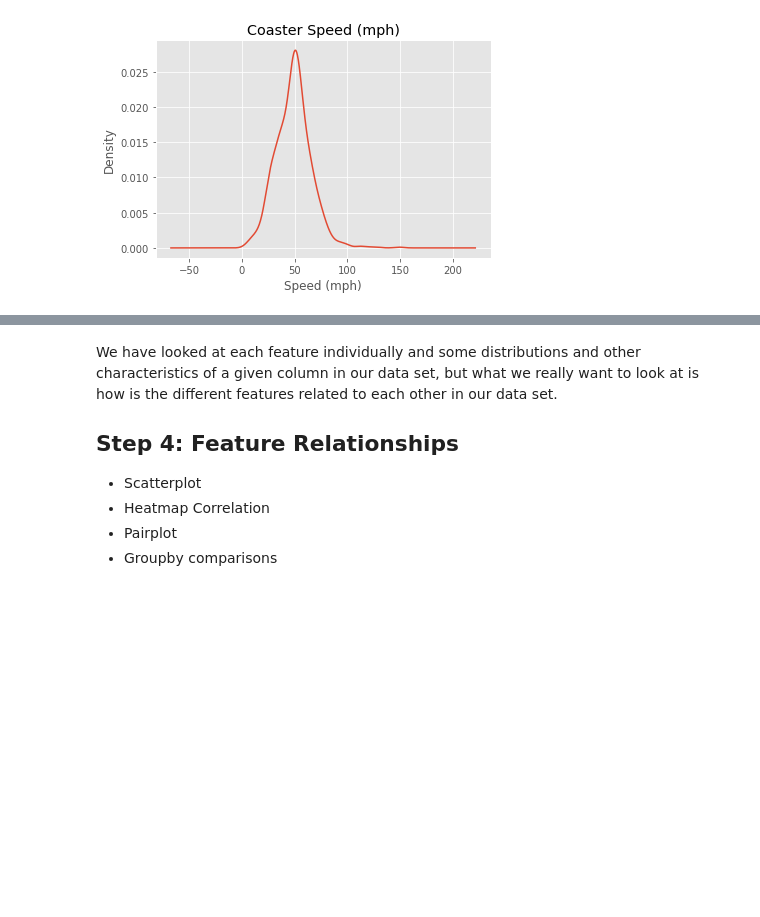
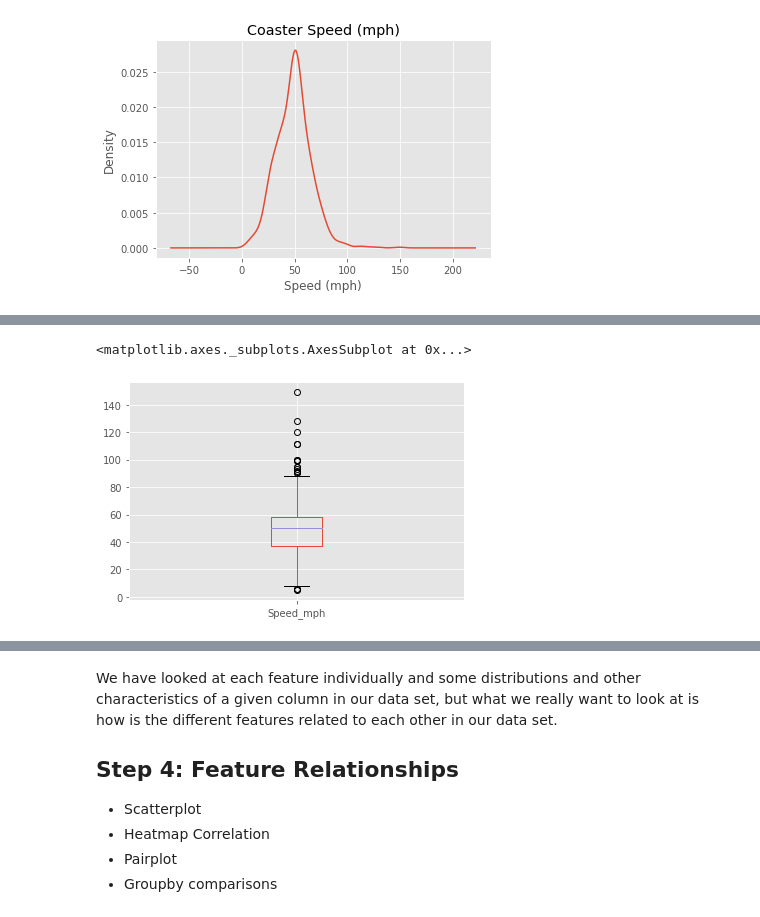
Before and after one commit to bobmsun/CertifiedPythonProgrammer, a Jupyter notebook: exploratory_data_analysis/intro_to_exploratory_data_analysis_rob_mulla/Introduction to Exploratory Data Analysis.ipynb, the cells around one changed output, grey strips where cells are left out. Cells and saved outputs as stored; diff of their text form; code cells hidden in the pictures; blank space fills up the shorter version.

```diff
--- a/exploratory_data_analysis/intro_to_exploratory_data_analysis_rob_mulla/Introduction to Exploratory Data Analysis.ipynb
+++ b/exploratory_data_analysis/intro_to_exploratory_data_analysis_rob_mulla/Introduction to Exploratory Data Analysis.ipynb
@@ -384,0 +420,5 @@ Text(0.5, 0, 'Speed (mph)')
+# %%
+df['Speed_mph'].plot(kind='box')
+# %% [output]
+<matplotlib.axes._subplots.AxesSubplot at 0x...>
+[figure, added]
```
Also changed, not shown: parts of 11 cells of this notebook, 7 other files.
